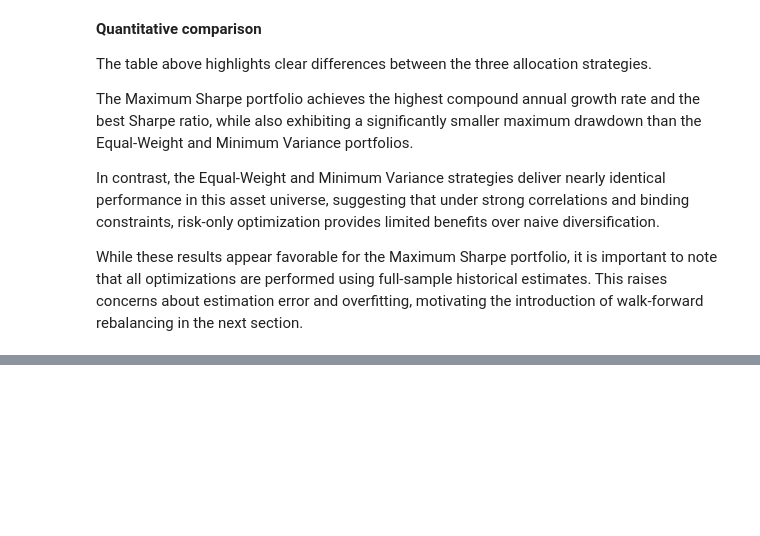
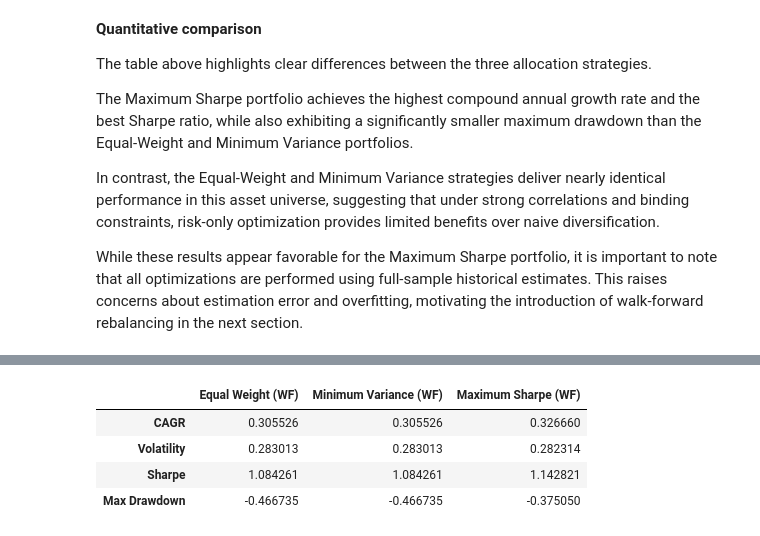
Before and after one commit to Morales-Mathieu/portfolio-optimization-methods, a Jupyter notebook: notebooks/01_portfolio_optimization_walkforward.ipynb, the cells around one changed output, grey strips where cells are left out. Saved outputs shown, nothing was run; the diff lists cells and outputs as text; code cells hidden in the pictures; blank space fills up the shorter version.

```diff
--- a/notebooks/01_portfolio_optimization_walkforward.ipynb
+++ b/notebooks/01_portfolio_optimization_walkforward.ipynb
@@ -408,0 +532,19 @@ next section.
+# %%
+# Walk-forward performance metrics
+wf_metrics_eq = compute_metrics(wf_returns_eq, wf_equity_eq)
+wf_metrics_minvar = compute_metrics(wf_returns_minvar, wf_equity_minvar)
+wf_metrics_maxsharpe = compute_metrics(wf_returns_maxsharpe, wf_equity_maxsharpe)
+
+wf_metrics = pd.DataFrame({
+    "Equal Weight (WF)": wf_metrics_eq,
+    "Minimum Variance (WF)": wf_metrics_minvar,
+    "Maximum Sharpe (WF)": wf_metrics_maxsharpe
+})
+
+wf_metrics
+# %% [output]
+|  | Equal Weight (WF) | Minimum Variance (WF) | Maximum Sharpe (WF) |
+| CAGR | 0.305526 | 0.305526 | 0.326660 |
+| Volatility | 0.283013 | 0.283013 | 0.282314 |
+| Sharpe | 1.084261 | 1.084261 | 1.142821 |
+| Max Drawdown | -0.466735 | -0.466735 | -0.375050 |
```
Also changed, not shown: parts of 31 cells of this notebook, 8 other files.
